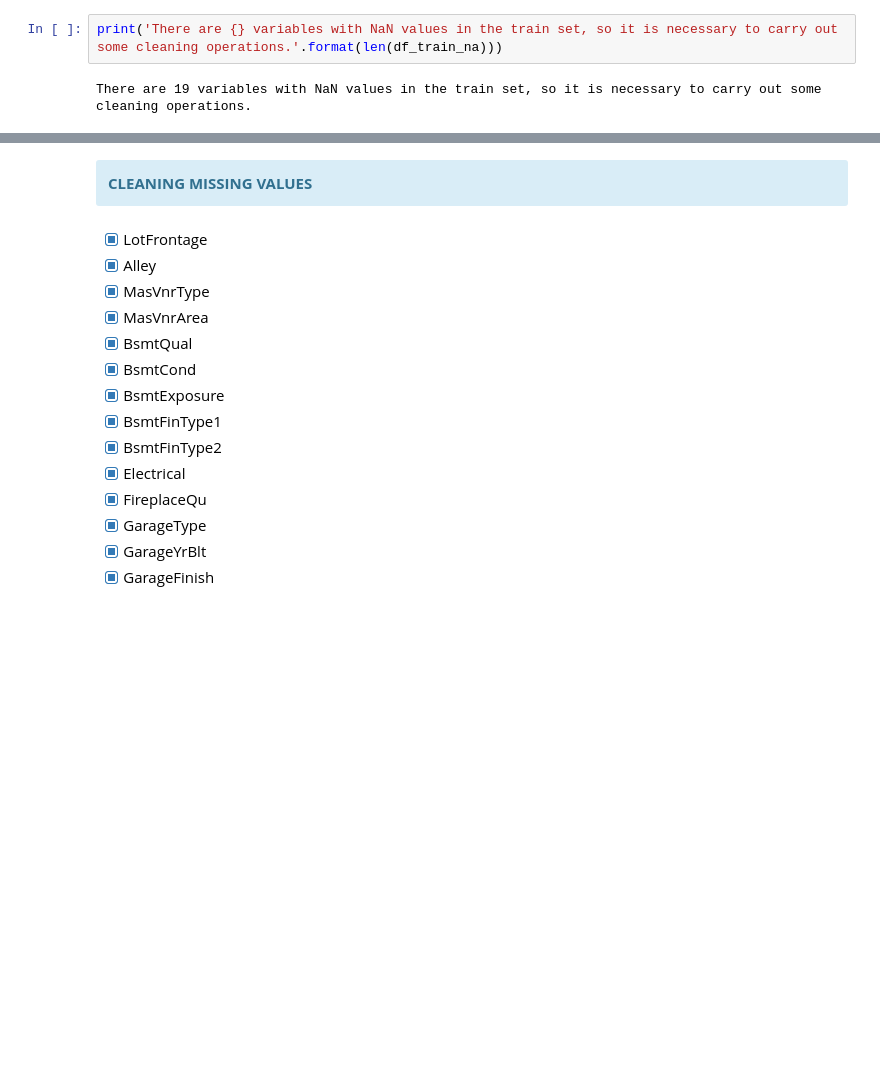
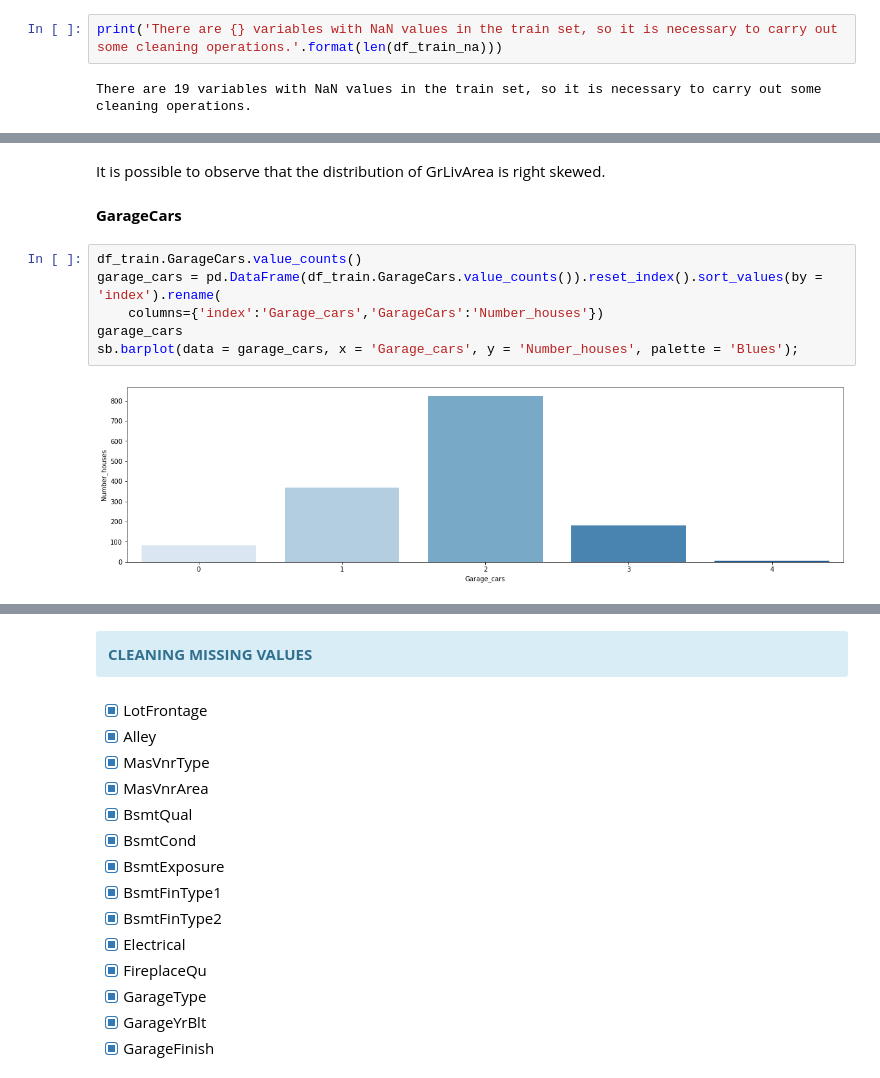
Before and after one commit to GonzaloGomezMillan/House-Prices-Prediction, a Jupyter notebook: HousePrices_Capstone-Simplified.ipynb, the cells around one changed output, grey strips where cells are left out. Cells and saved outputs as stored; diff of their text form; blank space fills up the shorter version.

```diff
--- a/HousePrices_Capstone-Simplified.ipynb
+++ b/HousePrices_Capstone-Simplified.ipynb
@@ -324,0 +374,12 @@ There are 19 variables with NaN values in the train set, so it is necessary to c
+# %% [markdown]
+It is possible to observe that the distribution of GrLivArea is right skewed.
+# %% [markdown]
+**GarageCars**
+# %%
+df_train.GarageCars.value_counts()
+garage_cars = pd.DataFrame(df_train.GarageCars.value_counts()).reset_index().sort_values(by = 'index').rename(
+    columns={'index':'Garage_cars','GarageCars':'Number_houses'})
+garage_cars
+sb.barplot(data = garage_cars, x = 'Garage_cars', y = 'Number_houses', palette = 'Blues');
+# %% [output]
+[figure, added]
```
Also changed, not shown: parts of 31 cells of this notebook.
